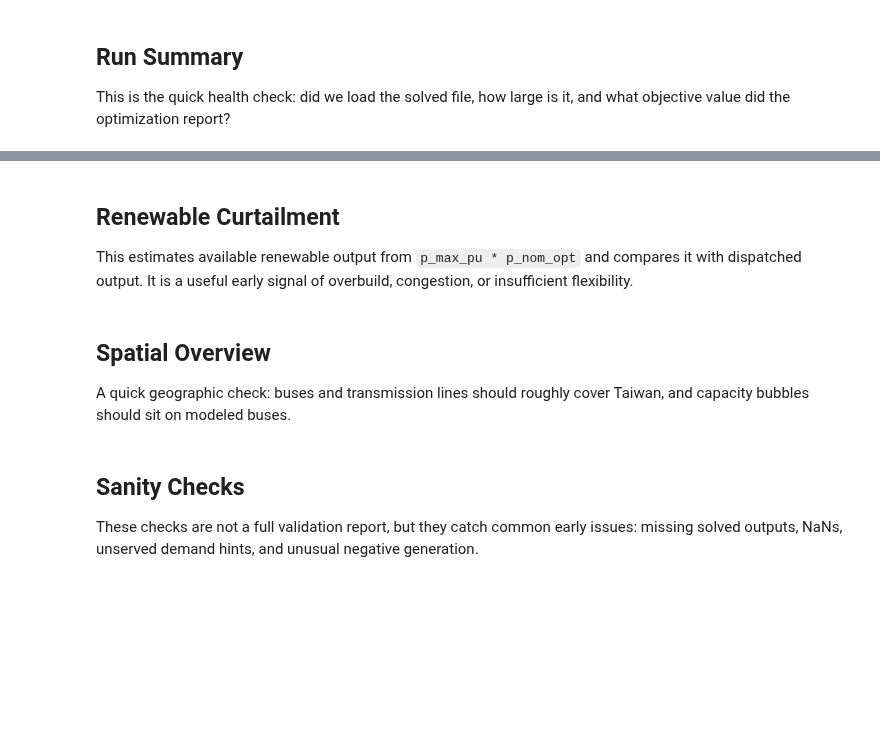
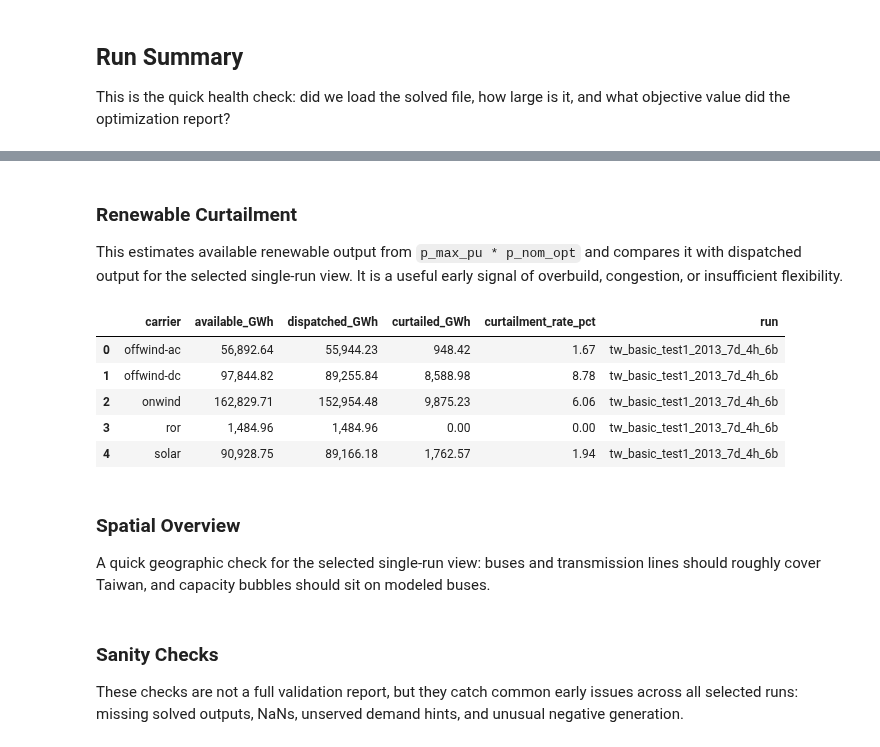
Before and after one commit to BartonChenTW/taiwan-energy-model, a Jupyter notebook: notes/taiwan_simulation_results.ipynb, the cells around one changed output, grey strips where cells are left out. Drawn from its saved outputs; the diff is of its cells as text; code cells hidden in the pictures; blank space fills up the shorter version.

```diff
--- a/notes/taiwan_simulation_results.ipynb
+++ b/notes/taiwan_simulation_results.ipynb
@@ -162,4 +180,4 @@ fig.show()
 # %% [markdown]
-## Renewable Curtailment
+### Renewable Curtailment
 
-This estimates available renewable output from `p_max_pu * p_nom_opt` and compares it with dispatched output. It is a useful early signal of overbuild, congestion, or insufficient flexibility.
+This estimates available renewable output from `p_max_pu * p_nom_opt` and compares it with dispatched output for the selected single-run view. It is a useful early signal of overbuild, congestion, or insufficient flexibility.
@@ -194,4 +184,21 @@ display(curtailment_summary.rename(columns={
+# %%
+curtailment_summary = build_curtailment_summary(n, snapshot_weight)
+
+display(
+    curtailment_summary.rename(columns={
+        "available_MWh": "available_GWh",
+        "dispatched_MWh": "dispatched_GWh",
+        "curtailed_MWh": "curtailed_GWh",
+    }).assign(run=selected_result.name).reset_index()
+)
+# %% [output]
+|  | carrier | available_GWh | dispatched_GWh | curtailed_GWh | curtailment_rate_pct | run |
+| 0 | offwind-ac | 56,892.64 | 55,944.23 | 948.42 | 1.67 | tw_basic_test1_2013_7d_4h_6b |
+| 1 | offwind-dc | 97,844.82 | 89,255.84 | 8,588.98 | 8.78 | tw_basic_test1_2013_7d_4h_6b |
+| 2 | onwind | 162,829.71 | 152,954.48 | 9,875.23 | 6.06 | tw_basic_test1_2013_7d_4h_6b |
+| 3 | ror | 1,484.96 | 1,484.96 | 0.00 | 0.00 | tw_basic_test1_2013_7d_4h_6b |
+| 4 | solar | 90,928.75 | 89,166.18 | 1,762.57 | 1.94 | tw_basic_test1_2013_7d_4h_6b |
 # %% [markdown]
-## Spatial Overview
+### Spatial Overview
 
-A quick geographic check: buses and transmission lines should roughly cover Taiwan, and capacity bubbles should sit on modeled buses.
+A quick geographic check for the selected single-run view: buses and transmission lines should roughly cover Taiwan, and capacity bubbles should sit on modeled buses.
@@ -249,4 +207,4 @@ fig.show()
 # %% [markdown]
-## Sanity Checks
+### Sanity Checks
 
-These checks are not a full validation report, but they catch common early issues: missing solved outputs, NaNs, unserved demand hints, and unusual negative generation.
+These checks are not a full validation report, but they catch common early issues across all selected runs: missing solved outputs, NaNs, unserved demand hints, and unusual negative generation.
```
Also changed, not shown: parts of 25 cells of this notebook, 2 other files.
